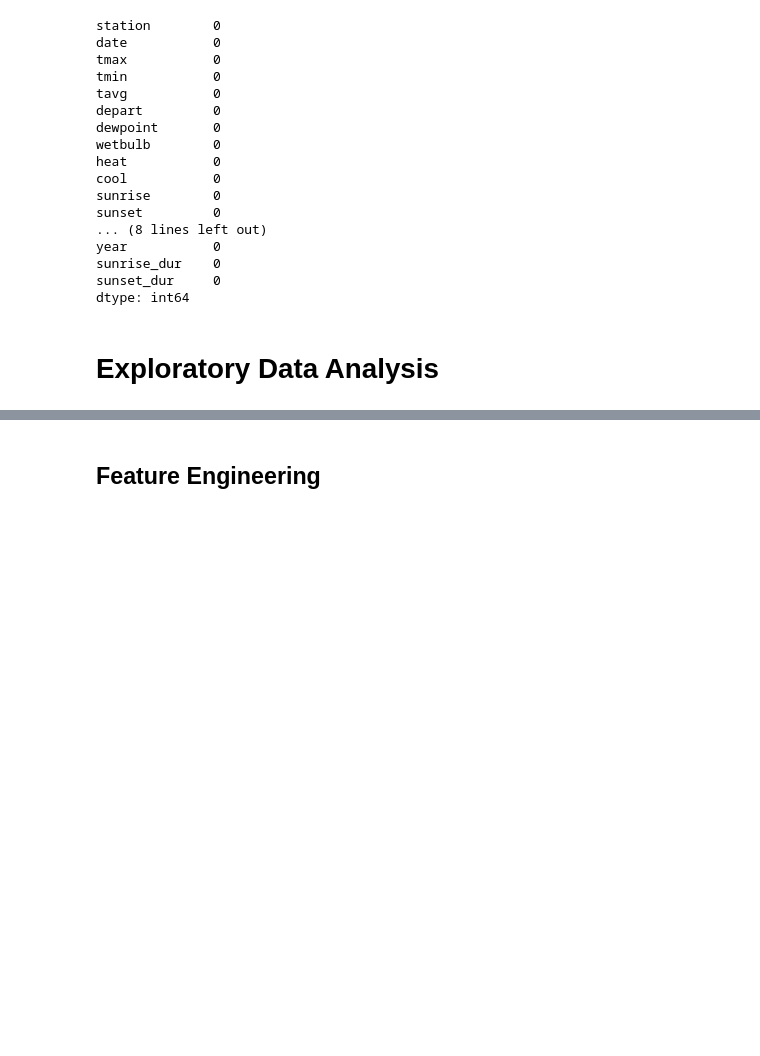
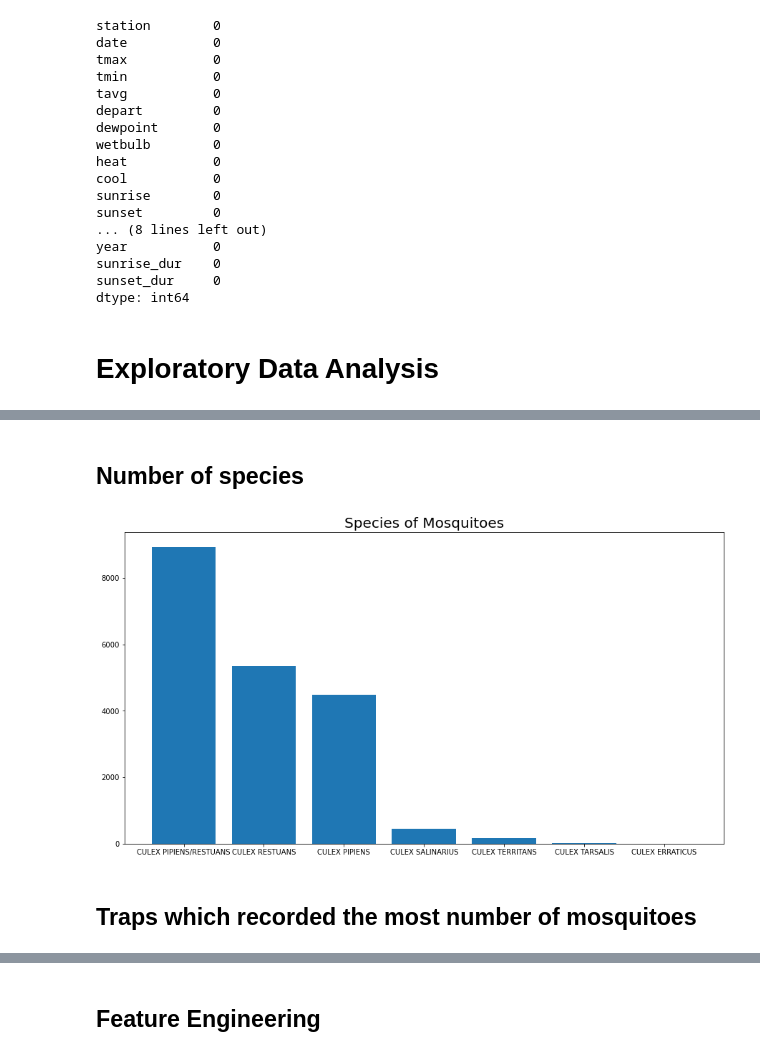
Before and after one commit to kkhalis/project_4, a Jupyter notebook: Project 4 - West Nile Virus Prediction_Casper.ipynb, the cells around one changed output, grey strips where cells are left out. Cells and saved outputs as stored; diff of their text form; code cells hidden in the pictures; blank space fills up the shorter version.

```diff
--- a/Project 4 - West Nile Virus Prediction_Casper.ipynb
+++ b/Project 4 - West Nile Virus Prediction_Casper.ipynb
@@ -17,10 +17,10 @@ pd.set_option('display.max_columns', 30)
 
 %matplotlib inline
 # %%
-train = pd.read_csv('./assets/train.csv')
-test = pd.read_csv('./assets/test.csv')
-weather = pd.read_csv('./assets/weather.csv')
-spray = pd.read_csv('./assets/spray.csv')
+train = pd.read_csv('../assets/train.csv')
+test = pd.read_csv('../assets/test.csv')
+weather = pd.read_csv('../assets/weather.csv')
+spray = pd.read_csv('../assets/spray.csv')
 # %%
 def clean_data(row):
     if ('M' in row) | ('T' in row):
@@ -282,7 +283,7 @@ Data columns (total 15 columns):
 dtypes: datetime64[ns](1), float64(2), int64(7), object(5)
 memory usage: 1.2+ MB
 # %%
-train_clean = train.drop_duplicates(subset = ['date', 'species', 'latitude', 'longitude', 'address', 'trap', 'wnvpresent'], keep = 'first')
+train_clean = train.drop_duplicates(subset = ['date', 'species', 'latitude', 'longitude', 'address', 'trap', 'wnvpresent', 'nummosquitos'], keep = 'first')
 train_clean.info()
 # %% [output]
 <class 'pandas.core.frame.DataFrame'>
@@ -311,5 +314,5 @@ train_clean.reset_index(drop = True, inplace = True)
 # %%
-train_clean.drop(columns = ['nummosquitos', 'address', 'block', 'street', 'addressnumberandstreet'], inplace = True)
+train_clean.drop(columns = ['address', 'block', 'street', 'addressnumberandstreet'], inplace = True)
 # %% [output]
 A value is trying to be set on a copy of a slice from a DataFrame
 
@@ -798,0 +826,13 @@ dtype: int64
+# %%
+combine = train_clean.merge(weather, on=['date', 'day', 'month', 'year'])
+# %% [markdown]
+## Number of species
+# %%
+plt.figure(figsize=(15,8))
+plt.bar(x=combine['species'].unique(), height=combine['species'].value_counts())
+
+plt.title('Species of Mosquitoes', fontsize=20);
+# %% [output]
+[figure, added]
+# %% [markdown]
+## Traps which recorded the most number of mosquitoes
```
Also changed, not shown: parts of 36 cells of this notebook.
